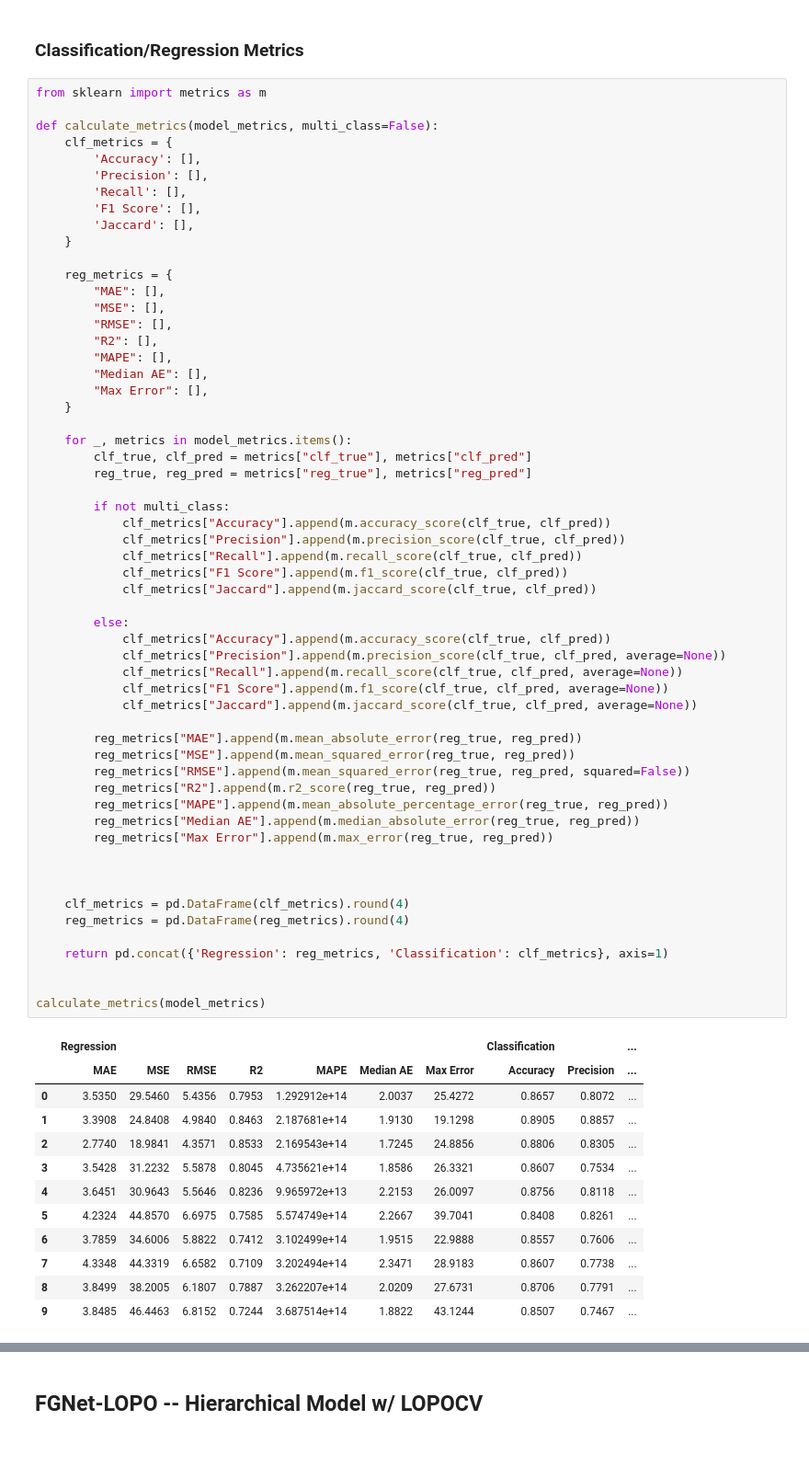
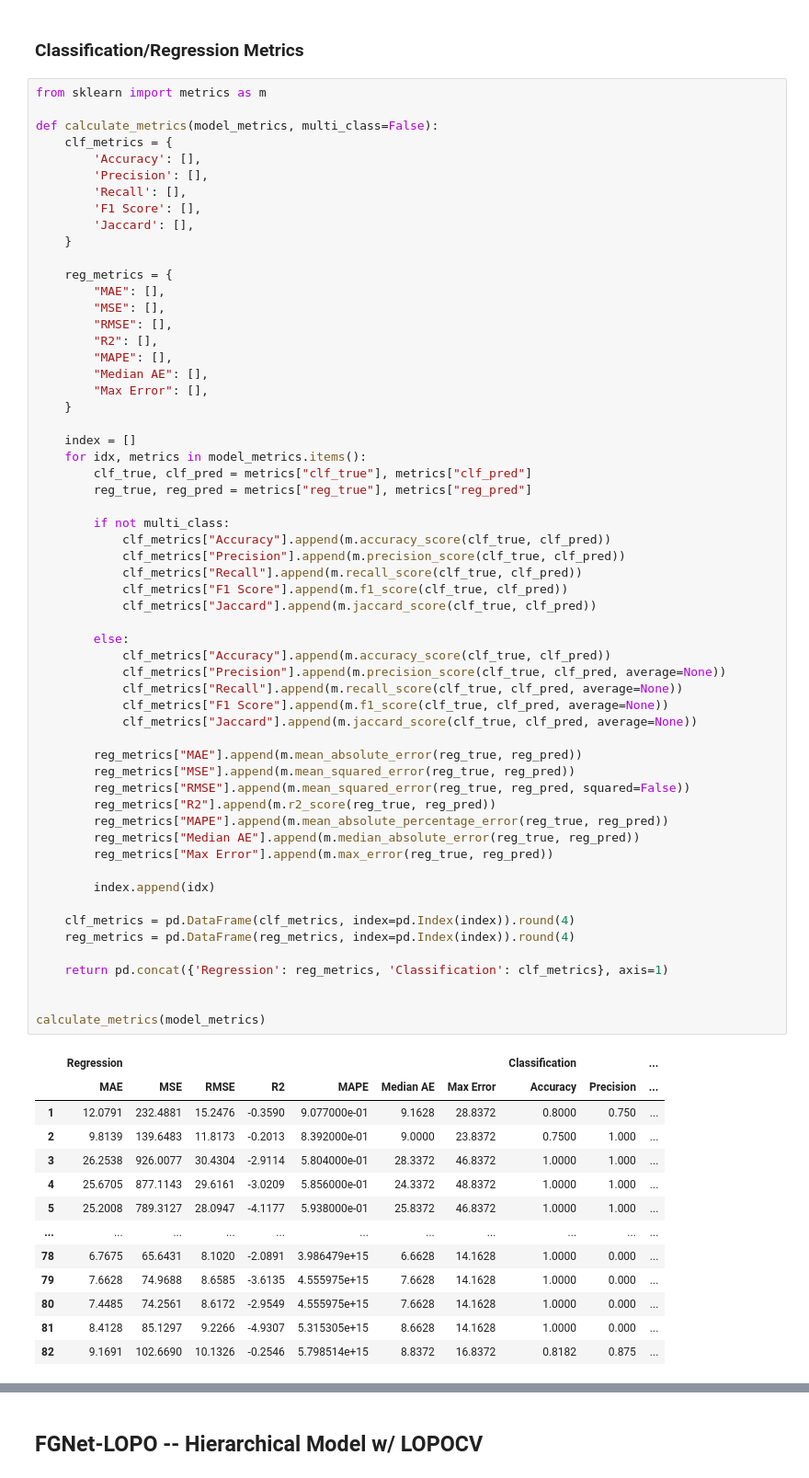
Before and after one commit to michael-suggs/py-FGNET, a Jupyter notebook: arsh_model_validation.ipynb, the cells around one changed output, grey strips where cells are left out. Shown at 92% size. Saved outputs shown, nothing was run; the diff lists cells and outputs as text; blank space fills up the shorter version.

Commit message:
Bugfix in LOPOCV and calculating metrics for it.

```diff
--- a/arsh_model_validation.ipynb
+++ b/arsh_model_validation.ipynb
@@ -198,7 +201,8 @@ def calculate_metrics(model_metrics, multi_class=False):
         "Max Error": [],
     }
 
-    for _, metrics in model_metrics.items():
+    index = []
+    for idx, metrics in model_metrics.items():
         clf_true, clf_pred = metrics["clf_true"], metrics["clf_pred"]
         reg_true, reg_pred = metrics["reg_true"], metrics["reg_pred"]
 
@@ -206,43 +210,44 @@ def calculate_metrics(model_metrics, multi_class=False):
             clf_metrics["Accuracy"].append(m.accuracy_score(clf_true, clf_pred))
             clf_metrics["Precision"].append(m.precision_score(clf_true, clf_pred))
             clf_metrics["Recall"].append(m.recall_score(clf_true, clf_pred))
             clf_metrics["F1 Score"].append(m.f1_score(clf_true, clf_pred))
             clf_metrics["Jaccard"].append(m.jaccard_score(clf_true, clf_pred))
 
         else:
             clf_metrics["Accuracy"].append(m.accuracy_score(clf_true, clf_pred))
             clf_metrics["Precision"].append(m.precision_score(clf_true, clf_pred, average=None))
             clf_metrics["Recall"].append(m.recall_score(clf_true, clf_pred, average=None))
             clf_metrics["F1 Score"].append(m.f1_score(clf_true, clf_pred, average=None))
             clf_metrics["Jaccard"].append(m.jaccard_score(clf_true, clf_pred, average=None))
 
         reg_metrics["MAE"].append(m.mean_absolute_error(reg_true, reg_pred))
         reg_metrics["MSE"].append(m.mean_squared_error(reg_true, reg_pred))
         reg_metrics["RMSE"].append(m.mean_squared_error(reg_true, reg_pred, squared=False))
         reg_metrics["R2"].append(m.r2_score(reg_true, reg_pred))
         reg_metrics["MAPE"].append(m.mean_absolute_percentage_error(reg_true, reg_pred))
         reg_metrics["Median AE"].append(m.median_absolute_error(reg_true, reg_pred))
         reg_metrics["Max Error"].append(m.max_error(reg_true, reg_pred))
 
+        index.append(idx)
 
-
-    clf_metrics = pd.DataFrame(clf_metrics).round(4)
-    reg_metrics = pd.DataFrame(reg_metrics).round(4)
+    clf_metrics = pd.DataFrame(clf_metrics, index=pd.Index(index)).round(4)
+    reg_metrics = pd.DataFrame(reg_metrics, index=pd.Index(index)).round(4)
 
     return pd.concat({'Regression': reg_metrics, 'Classification': clf_metrics}, axis=1)
 
 
 calculate_metrics(model_metrics)
 # %% [output]
 |  | Regression |  |  |  |  |  |  | Classification |  | ... |
 |  | MAE | MSE | RMSE | R2 | MAPE | Median AE | Max Error | Accuracy | Precision | ... |
-| 0 | 3.5350 | 29.5460 | 5.4356 | 0.7953 | 1.292912e+14 | 2.0037 | 25.4272 | 0.8657 | 0.8072 | ... |
-| 1 | 3.3908 | 24.8408 | 4.9840 | 0.8463 | 2.187681e+14 | 1.9130 | 19.1298 | 0.8905 | 0.8857 | ... |
-| 2 | 2.7740 | 18.9841 | 4.3571 | 0.8533 | 2.169543e+14 | 1.7245 | 24.8856 | 0.8806 | 0.8305 | ... |
-| 3 | 3.5428 | 31.2232 | 5.5878 | 0.8045 | 4.735621e+14 | 1.8586 | 26.3321 | 0.8607 | 0.7534 | ... |
-| 4 | 3.6451 | 30.9643 | 5.5646 | 0.8236 | 9.965972e+13 | 2.2153 | 26.0097 | 0.8756 | 0.8118 | ... |
-| 5 | 4.2324 | 44.8570 | 6.6975 | 0.7585 | 5.574749e+14 | 2.2667 | 39.7041 | 0.8408 | 0.8261 | ... |
-| 6 | 3.7859 | 34.6006 | 5.8822 | 0.7412 | 3.102499e+14 | 1.9515 | 22.9888 | 0.8557 | 0.7606 | ... |
-| 7 | 4.3348 | 44.3319 | 6.6582 | 0.7109 | 3.202494e+14 | 2.3471 | 28.9183 | 0.8607 | 0.7738 | ... |
-| 8 | 3.8499 | 38.2005 | 6.1807 | 0.7887 | 3.262207e+14 | 2.0209 | 27.6731 | 0.8706 | 0.7791 | ... |
-| 9 | 3.8485 | 46.4463 | 6.8152 | 0.7244 | 3.687514e+14 | 1.8822 | 43.1244 | 0.8507 | 0.7467 | ... |
+| 1 | 12.0791 | 232.4881 | 15.2476 | -0.3590 | 9.077000e-01 | 9.1628 | 28.8372 | 0.8000 | 0.750 | ... |
+| 2 | 9.8139 | 139.6483 | 11.8173 | -0.2013 | 8.392000e-01 | 9.0000 | 23.8372 | 0.7500 | 1.000 | ... |
+| 3 | 26.2538 | 926.0077 | 30.4304 | -2.9114 | 5.804000e-01 | 28.3372 | 46.8372 | 1.0000 | 1.000 | ... |
+| 4 | 25.6705 | 877.1143 | 29.6161 | -3.0209 | 5.856000e-01 | 24.3372 | 48.8372 | 1.0000 | 1.000 | ... |
+| 5 | 25.2008 | 789.3127 | 28.0947 | -4.1177 | 5.938000e-01 | 25.8372 | 46.8372 | 1.0000 | 1.000 | ... |
+| ... | ... | ... | ... | ... | ... | ... | ... | ... | ... | ... |
+| 78 | 6.7675 | 65.6431 | 8.1020 | -2.0891 | 3.986479e+15 | 6.6628 | 14.1628 | 1.0000 | 0.000 | ... |
+| 79 | 7.6628 | 74.9688 | 8.6585 | -3.6135 | 4.555975e+15 | 7.6628 | 14.1628 | 1.0000 | 0.000 | ... |
+| 80 | 7.4485 | 74.2561 | 8.6172 | -2.9549 | 4.555975e+15 | 7.6628 | 14.1628 | 1.0000 | 0.000 | ... |
+| 81 | 8.4128 | 85.1297 | 9.2266 | -4.9307 | 5.315305e+15 | 8.6628 | 14.1628 | 1.0000 | 0.000 | ... |
+| 82 | 9.1691 | 102.6690 | 10.1326 | -0.2546 | 5.798514e+15 | 8.8372 | 16.8372 | 0.8182 | 0.875 | ... |
```
Also changed, not shown: parts of 9 cells of this notebook.
